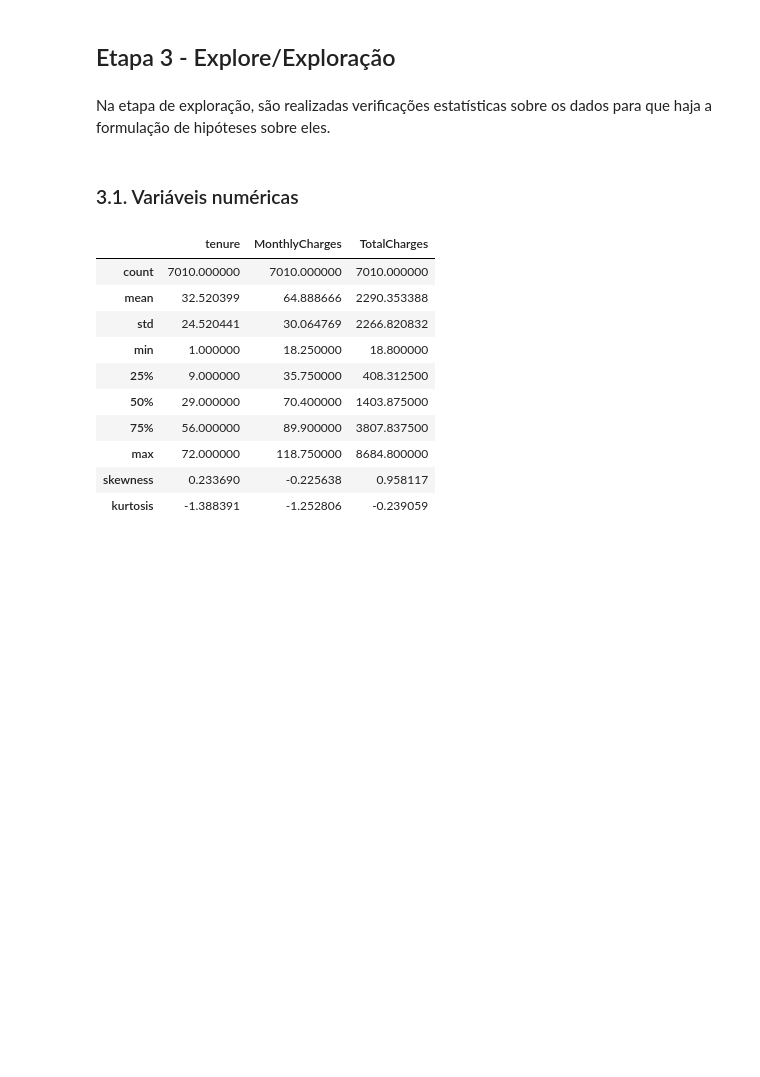
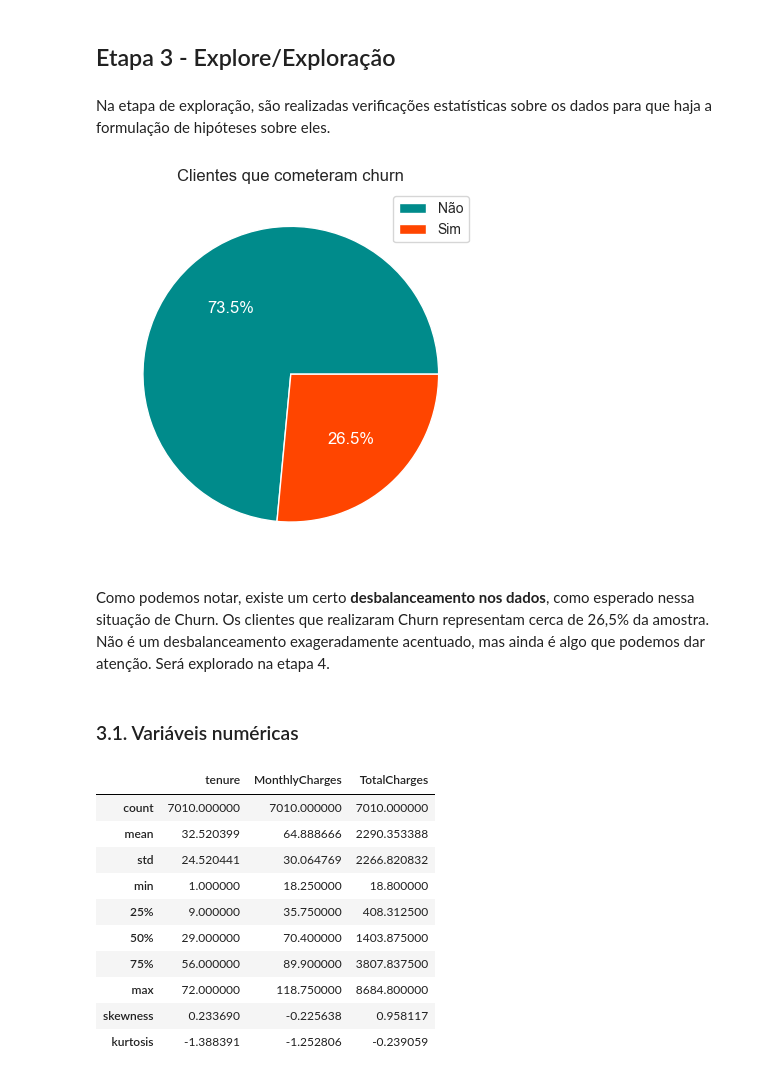
Before and after one commit to eloabe/churn-analysis, a Jupyter notebook: notebook1.ipynb, the cells around one changed output. Drawn from its saved outputs; the diff is of its cells as text; code cells hidden in the pictures; blank space fills up the shorter version.

Commit message:
finalizada a exploração univariada dos dados categóricos

```diff
--- a/notebook1.ipynb
+++ b/notebook1.ipynb
@@ -146,6 +166,23 @@ numericas = df.select_dtypes(include = np.number).columns.tolist()
 
 #variáveis categóricas, excluindo a coluna target do nosso problema
 categoricas = df.drop('Churn', axis = 1).select_dtypes(include = object).columns.tolist()
+# %%
+#Checando a distribuição da variável alvo
+
+plt.pie(x = df['Churn'].value_counts(),
+        labels = ['Não', 'Sim'],
+        colors = ['darkcyan', 'orangered'],
+        autopct='%1.1f%%',
+        textprops={'color':"w", 'fontsize': 12})
+
+plt.title('Clientes que cometeram churn')
+plt.legend()
+
+plt.show()
+# %% [output]
+[figure, added]
+# %% [markdown]
+Como podemos notar, existe um certo **desbalanceamento nos dados**, como esperado nessa situação de Churn. Os clientes que realizaram Churn representam cerca de 26,5% da amostra. Não é um desbalanceamento exageradamente acentuado, mas ainda é algo que podemos dar atenção. Será explorado na etapa 4.
 # %% [markdown]
 ### 3.1. Variáveis numéricas
 # %%
```
Also changed, not shown: parts of 6 cells of this notebook.
